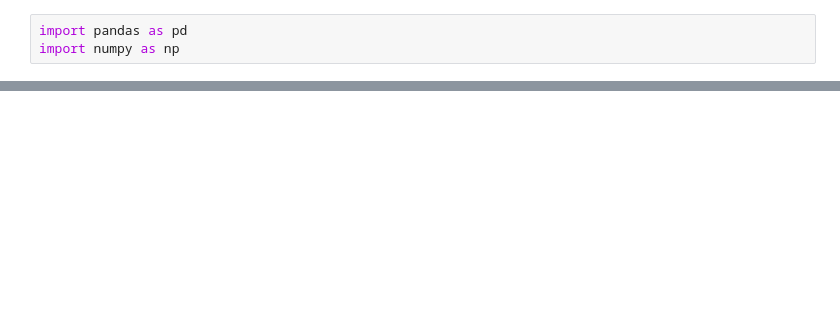
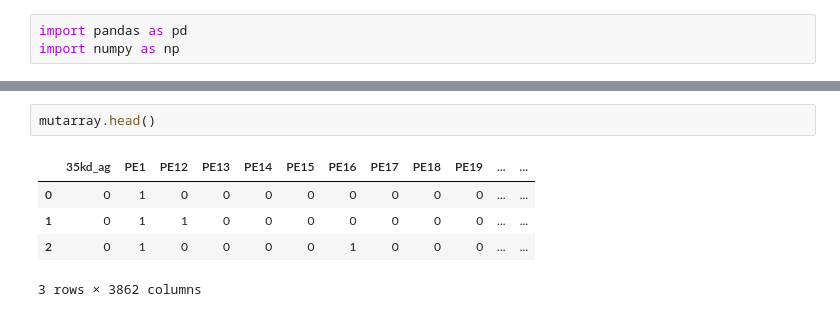
Before and after one commit to VinylBr/DeepLearningvsML_TBResistancePrediction, a Jupyter notebook: Main.ipynb, the cells around one changed output, grey strips where cells are left out. Cells and saved outputs as stored; diff of their text form; blank space fills up the shorter version.

```diff
--- a/Main.ipynb
+++ b/Main.ipynb
@@ -11,0 +95,8 @@ ParserError: Error tokenizing data. C error: Expected 1264 fields in line 4, saw
+# %%
+mutarray.head()
+# %% [output]
+|  | 35kd_ag | PE1 | PE12 | PE13 | PE14 | PE15 | PE16 | PE17 | PE18 | PE19 | ... | ... |
+| 0 | 0 | 1 | 0 | 0 | 0 | 0 | 0 | 0 | 0 | 0 | ... | ... |
+| 1 | 0 | 1 | 1 | 0 | 0 | 0 | 0 | 0 | 0 | 0 | ... | ... |
+| 2 | 0 | 1 | 0 | 0 | 0 | 0 | 1 | 0 | 0 | 0 | ... | ... |
+3 rows × 3862 columns
```
Also changed, not shown: parts of 14 cells of this notebook.
